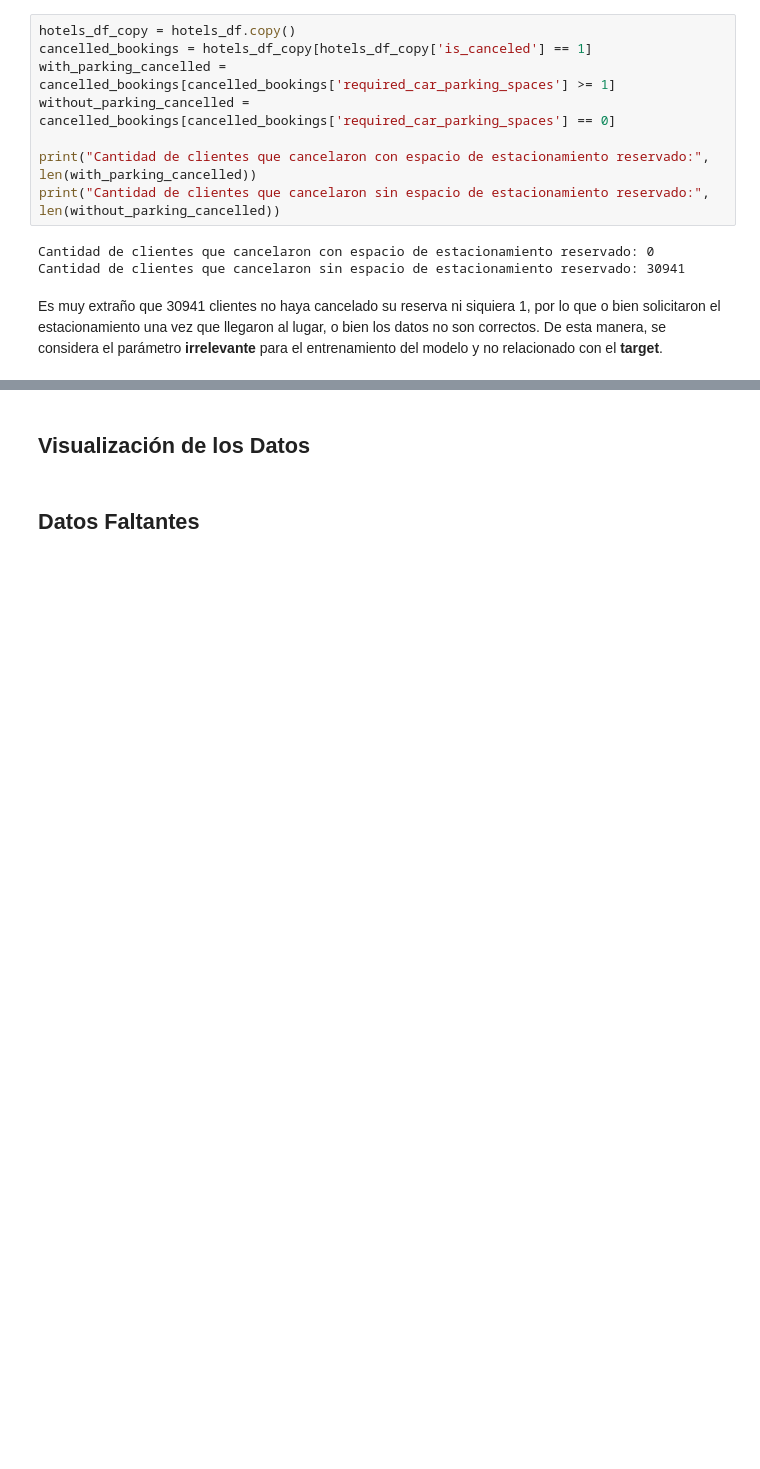
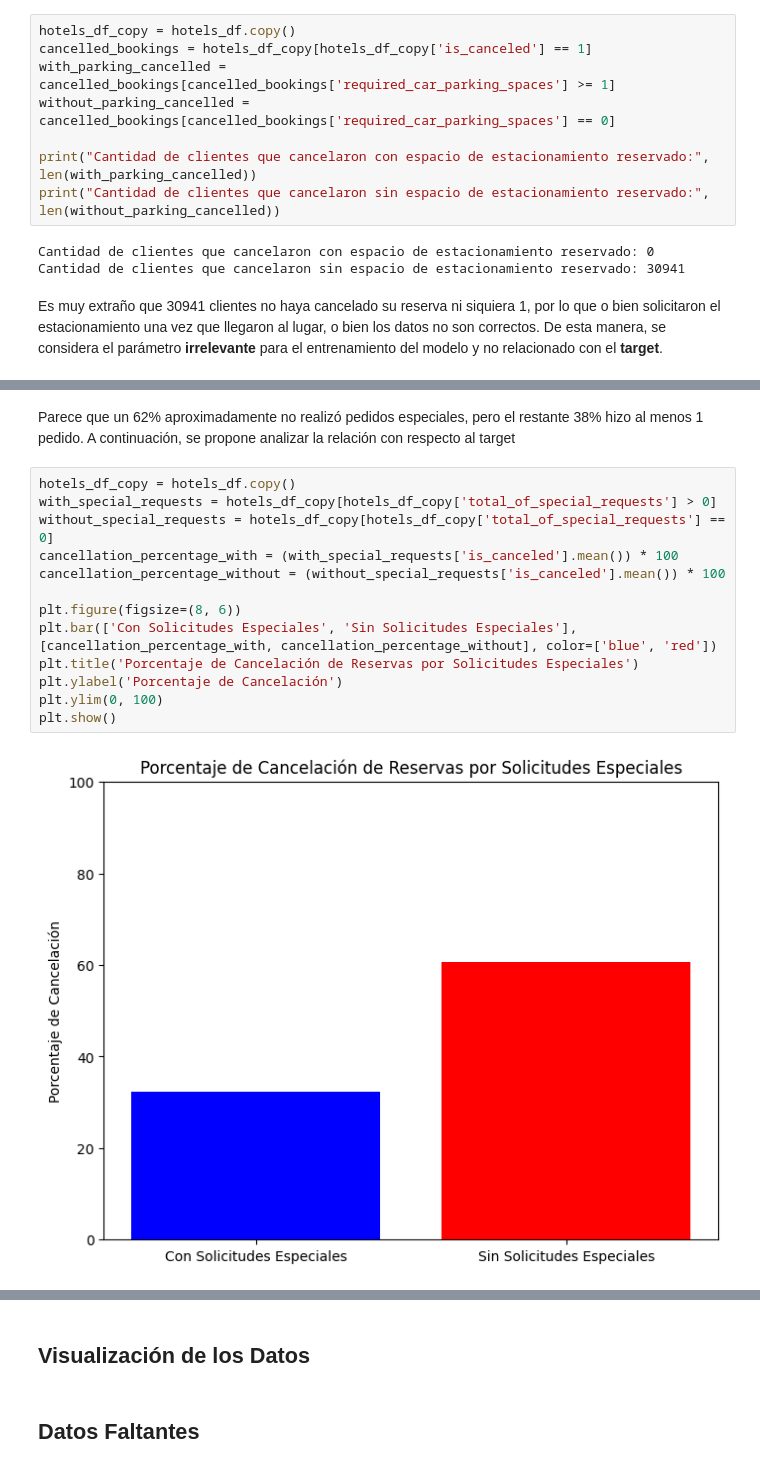
Before and after one commit to InspectorDave/OrgaDeDatos-TPs, a Jupyter notebook: 7506R_TP1_GRUPO11_CHP1_ENTREGA.ipynb, the cells around one changed output, grey strips where cells are left out. Saved outputs shown, nothing was run; the diff lists cells and outputs as text; blank space fills up the shorter version.

```diff
--- a/7506R_TP1_GRUPO11_CHP1_ENTREGA.ipynb
+++ b/7506R_TP1_GRUPO11_CHP1_ENTREGA.ipynb
@@ -1698,0 +1716,17 @@ Es muy extraño que 30941 clientes no haya cancelado su reserva ni siquiera 1, p
+# %% [markdown]
+Parece que un 62% aproximadamente no realizó pedidos especiales, pero el restante 38% hizo al menos 1 pedido. A continuación, se propone analizar la relación con respecto al target
+# %%
+hotels_df_copy = hotels_df.copy()
+with_special_requests = hotels_df_copy[hotels_df_copy['total_of_special_requests'] > 0]
+without_special_requests = hotels_df_copy[hotels_df_copy['total_of_special_requests'] == 0]
+cancellation_percentage_with = (with_special_requests['is_canceled'].mean()) * 100
+cancellation_percentage_without = (without_special_requests['is_canceled'].mean()) * 100
+
+plt.figure(figsize=(8, 6))
+plt.bar(['Con Solicitudes Especiales', 'Sin Solicitudes Especiales'], [cancellation_percentage_with, cancellation_percentage_without], color=['blue', 'red'])
+plt.title('Porcentaje de Cancelación de Reservas por Solicitudes Especiales')
+plt.ylabel('Porcentaje de Cancelación')
+plt.ylim(0, 100)
+plt.show()
+# %% [output]
+[figure, added]
```
Also changed, not shown: parts of 6 cells of this notebook.
